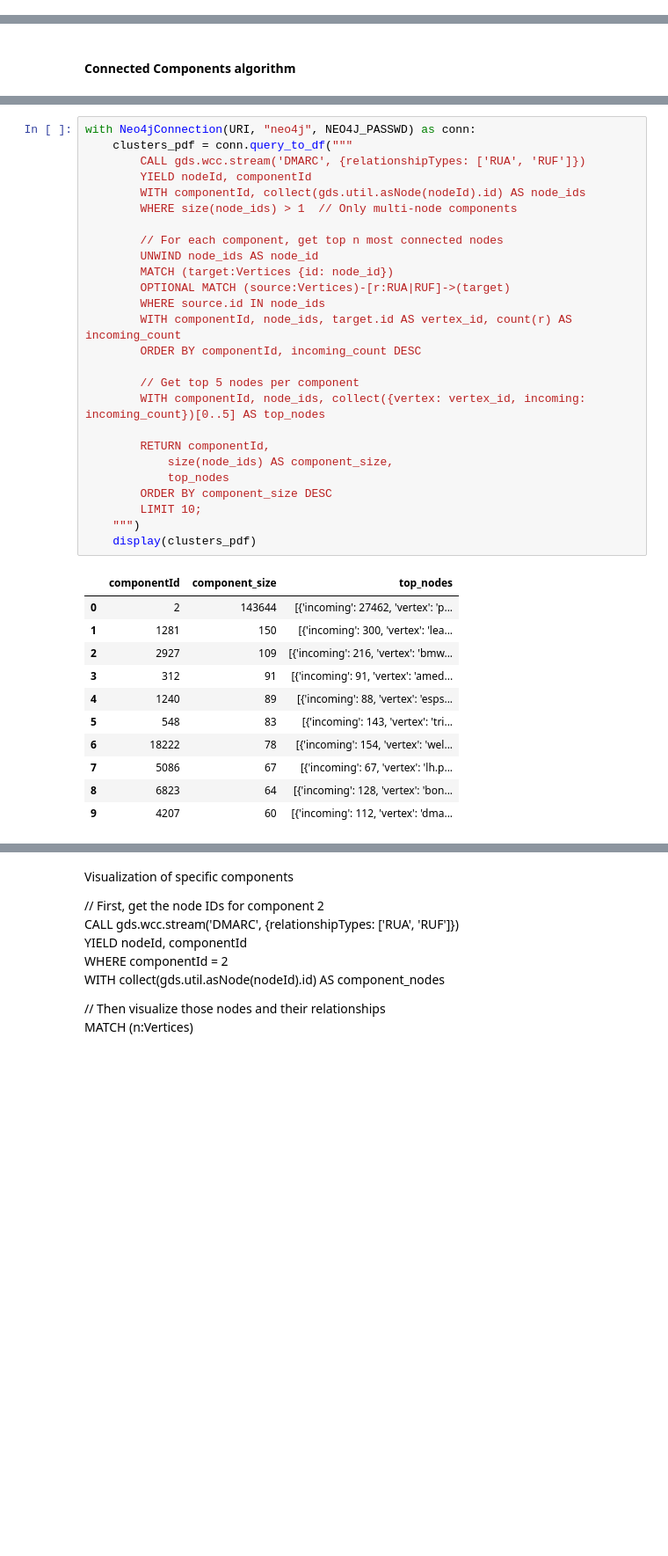
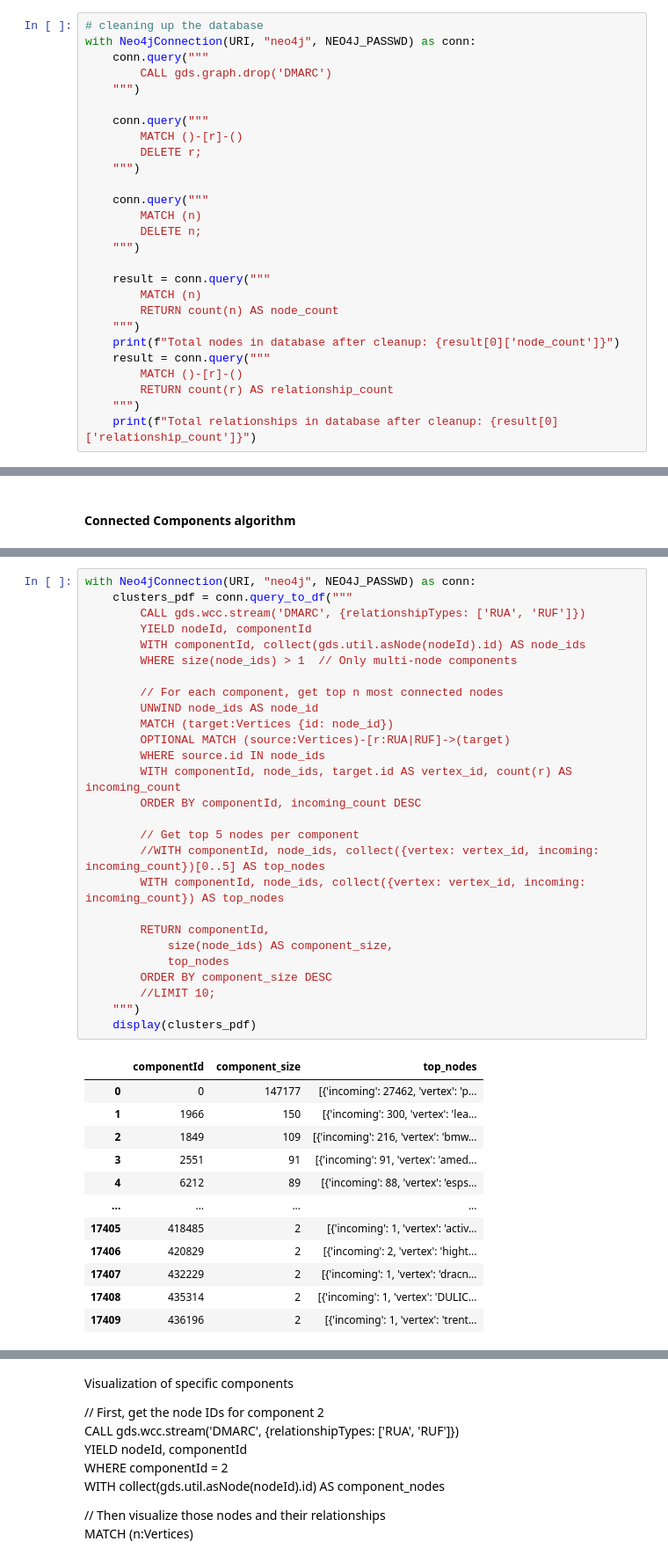
Before and after one commit to internettransparency/dmarc-cctld-research, a Jupyter notebook: notebooks/process-results.ipynb, the cells around one changed output, grey strips where cells are left out. Shown at 88% size. Cells and saved outputs as stored; diff of their text form; blank space fills up the shorter version.

```diff
--- a/notebooks/process-results.ipynb
+++ b/notebooks/process-results.ipynb
@@ -244,0 +192,27 @@ with Neo4jConnection(URI, "neo4j", NEO4J_PASSWD) as conn:
+# %%
+# cleaning up the database
+with Neo4jConnection(URI, "neo4j", NEO4J_PASSWD) as conn:
+    conn.query("""
+        CALL gds.graph.drop('DMARC')
+    """)
+
+    conn.query("""
+        MATCH ()-[r]-()
+        DELETE r;
+    """)
+
+    conn.query("""
+        MATCH (n)
+        DELETE n;
+    """)
+
+    result = conn.query("""
+        MATCH (n)
+        RETURN count(n) AS node_count
+    """)
+    print(f"Total nodes in database after cleanup: {result[0]['node_count']}")
+    result = conn.query("""
+        MATCH ()-[r]-()
+        RETURN count(r) AS relationship_count
+    """)
+    print(f"Total relationships in database after cleanup: {result[0]['relationship_count']}")
@@ -312,38 +347,40 @@ with Neo4jConnection(URI, "neo4j", NEO4J_PASSWD) as conn:
 # %%
 with Neo4jConnection(URI, "neo4j", NEO4J_PASSWD) as conn:
     clusters_pdf = conn.query_to_df("""
         CALL gds.wcc.stream('DMARC', {relationshipTypes: ['RUA', 'RUF']})
         YIELD nodeId, componentId
         WITH componentId, collect(gds.util.asNode(nodeId).id) AS node_ids
         WHERE size(node_ids) > 1  // Only multi-node components
 
         // For each component, get top n most connected nodes
         UNWIND node_ids AS node_id
         MATCH (target:Vertices {id: node_id})
         OPTIONAL MATCH (source:Vertices)-[r:RUA|RUF]->(target)
         WHERE source.id IN node_ids
         WITH componentId, node_ids, target.id AS vertex_id, count(r) AS incoming_count
         ORDER BY componentId, incoming_count DESC
 
         // Get top 5 nodes per component
-        WITH componentId, node_ids, collect({vertex: vertex_id, incoming: incoming_count})[0..5] AS top_nodes
+        //WITH componentId, node_ids, collect({vertex: vertex_id, incoming: incoming_count})[0..5] AS top_nodes
+        WITH componentId, node_ids, collect({vertex: vertex_id, incoming: incoming_count}) AS top_nodes
 
         RETURN componentId,
             size(node_ids) AS component_size,
             top_nodes
         ORDER BY component_size DESC
-        LIMIT 10;
+        //LIMIT 10;
     """)
     display(clusters_pdf)
 # %% [output]
 |  | componentId | component_size | top_nodes |
-| 0 | 2 | 143644 | [{'incoming': 27462, 'vertex': 'p... |
-| 1 | 1281 | 150 | [{'incoming': 300, 'vertex': 'lea... |
-| 2 | 2927 | 109 | [{'incoming': 216, 'vertex': 'bmw... |
-| 3 | 312 | 91 | [{'incoming': 91, 'vertex': 'amed... |
-| 4 | 1240 | 89 | [{'incoming': 88, 'vertex': 'esps... |
-| 5 | 548 | 83 | [{'incoming': 143, 'vertex': 'tri... |
-| 6 | 18222 | 78 | [{'incoming': 154, 'vertex': 'wel... |
-| 7 | 5086 | 67 | [{'incoming': 67, 'vertex': 'lh.p... |
-| 8 | 6823 | 64 | [{'incoming': 128, 'vertex': 'bon... |
-| 9 | 4207 | 60 | [{'incoming': 112, 'vertex': 'dma... |
+| 0 | 0 | 147177 | [{'incoming': 27462, 'vertex': 'p... |
+| 1 | 1966 | 150 | [{'incoming': 300, 'vertex': 'lea... |
+| 2 | 1849 | 109 | [{'incoming': 216, 'vertex': 'bmw... |
+| 3 | 2551 | 91 | [{'incoming': 91, 'vertex': 'amed... |
+| 4 | 6212 | 89 | [{'incoming': 88, 'vertex': 'esps... |
+| ... | ... | ... | ... |
+| 17405 | 418485 | 2 | [{'incoming': 1, 'vertex': 'activ... |
+| 17406 | 420829 | 2 | [{'incoming': 2, 'vertex': 'hight... |
+| 17407 | 432229 | 2 | [{'incoming': 1, 'vertex': 'dracn... |
+| 17408 | 435314 | 2 | [{'incoming': 1, 'vertex': 'DULIC... |
+| 17409 | 436196 | 2 | [{'incoming': 1, 'vertex': 'trent... |
```
Also changed, not shown: parts of 24 cells of this notebook, 3 other files.
